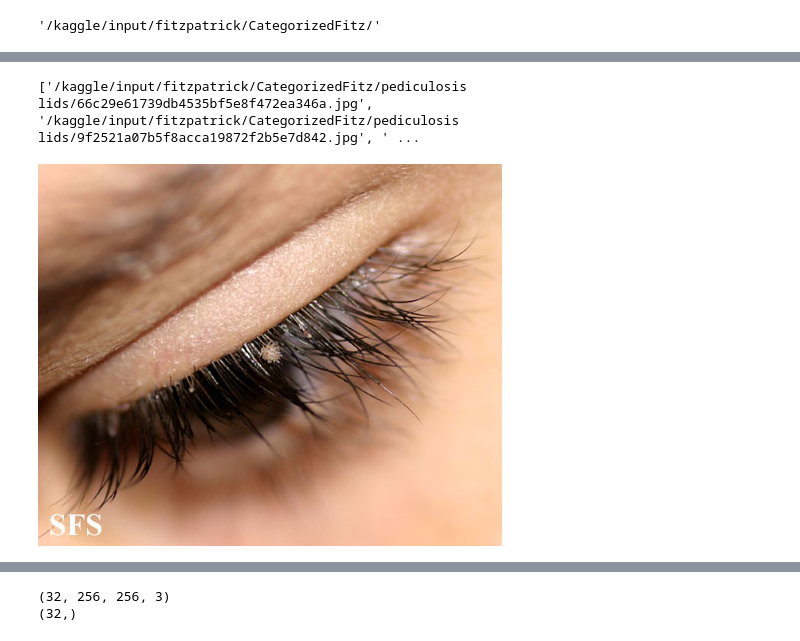
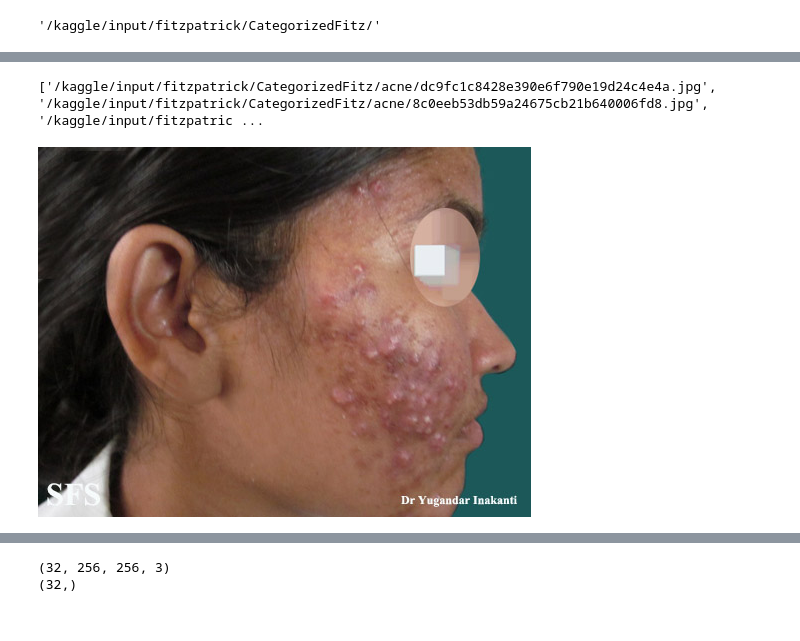
Before and after one commit to huzaifa003/skin_disease_identification, a Jupyter notebook: image-classification-tf-keras-with-augmentation.ipynb, the cells around one changed output, grey strips where cells are left out. Saved outputs shown, nothing was run; the diff lists cells and outputs as text; code cells hidden in the pictures.

Commit message:
Kaggle Notebook | Image classification tf keras with augmentation | Version 7

```diff
--- a/image-classification-tf-keras-with-augmentation.ipynb
+++ b/image-classification-tf-keras-with-augmentation.ipynb
@@ -74,4 +56,4 @@ images
 # %% [output]
 '/kaggle/input/fitzpatrick/CategorizedFitz/'
 # %%
-label_151 = ['pediculosis lids', 'dermatomyositis', 'urticaria']
+label_151 = ['pediculosis lids', 'dermatomyositis', 'acne']
@@ -99,12 +90,12 @@ import PIL
 import PIL.Image
 import tensorflow as tf
 # %%
-urticaria = glob.glob(images + label_151[0] + "/*")
+urticaria = glob.glob(images + label_151[2] + "/*")
 print(urticaria)
 PIL.Image.open(urticaria[1])
 # %% [output]
-['/kaggle/input/fitzpatrick/CategorizedFitz/pediculosis lids/66c29e61739db4535bf5e8f472ea346a.jpg', '/kaggle/input/fitzpatrick/CategorizedFitz/pediculosis lids/9f2521a07b5f8acca19872f2b5e7d842.jpg', ' ...
+['/kaggle/input/fitzpatrick/CategorizedFitz/acne/dc9fc1c8428e390e6f790e19d24c4e4a.jpg', '/kaggle/input/fitzpatrick/CategorizedFitz/acne/8c0eeb53db59a24675cb21b640006fd8.jpg', '/kaggle/input/fitzpatric ...
-[figure, old version]
+[figure, new version]
 # %%
 batch_size = 32
 img_height = 256
```
Also changed, not shown: parts of 45 cells of this notebook.
